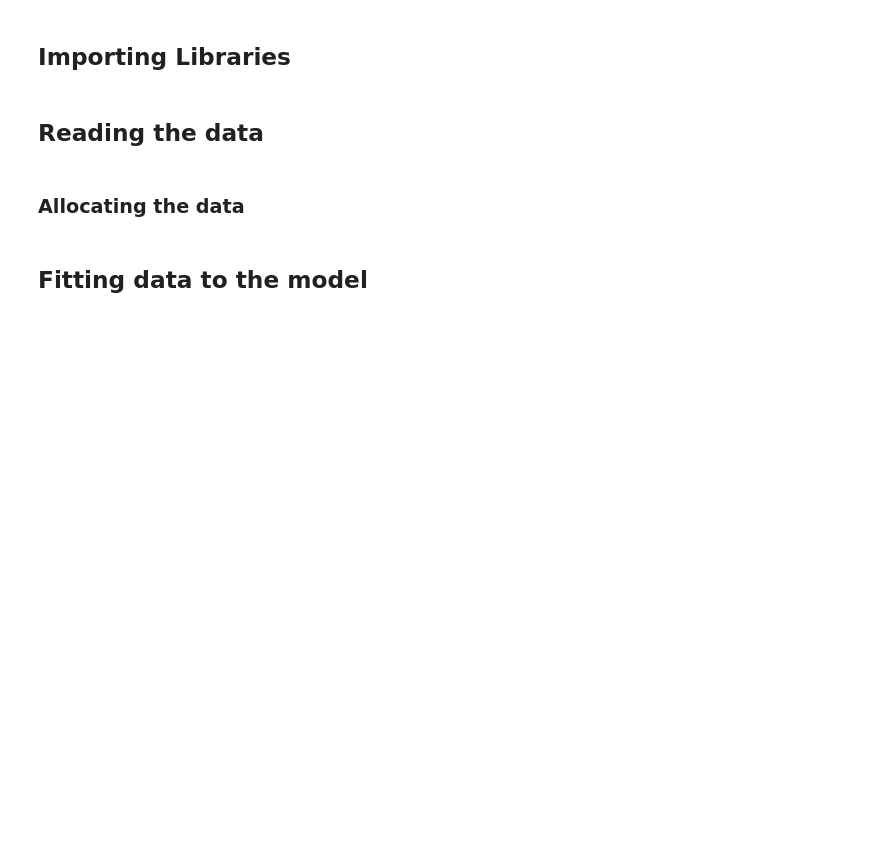
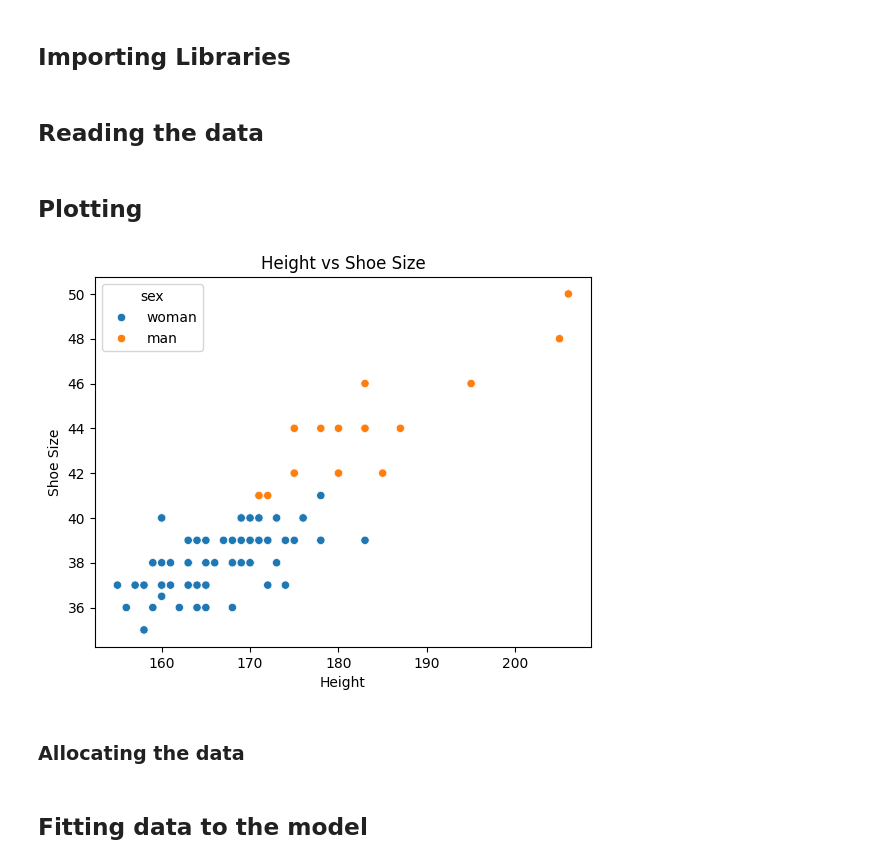
Before and after one commit to rozario-lamperouge/Machine-Learning-Course, a Jupyter notebook: Knn_&_SVM.ipynb, the cells around one changed output. Cells and saved outputs as stored; diff of their text form; code cells hidden in the pictures; blank space fills up the shorter version.

```diff
--- a/Knn_&_SVM.ipynb
+++ b/Knn_&_SVM.ipynb
@@ -31,6 +32,20 @@ df.tail(60)
 # %%
 df.dropna(inplace =True)
 df.head(60)
+# %% [markdown]
+## **Plotting**
+# %%
+import seaborn as sns
+import matplotlib.pyplot as plt
+
+# Scatterplot
+sns.scatterplot(x='height', y='shoe_size', hue='sex',data=df)
+plt.title("Height vs Shoe Size")
+plt.xlabel("Height")
+plt.ylabel("Shoe Size")
+plt.show()
+# %% [output]
+[figure, added]
 # %% [markdown]
 ### **Allocating the data**
 # %%
```
Also changed, not shown: parts of 1 cell of this notebook.
